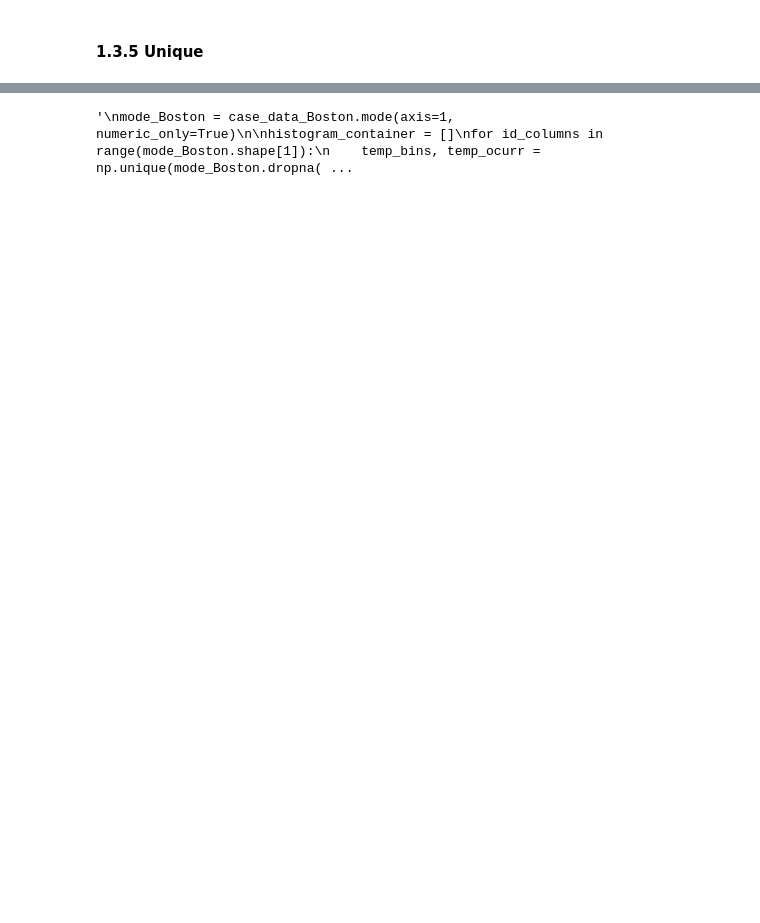
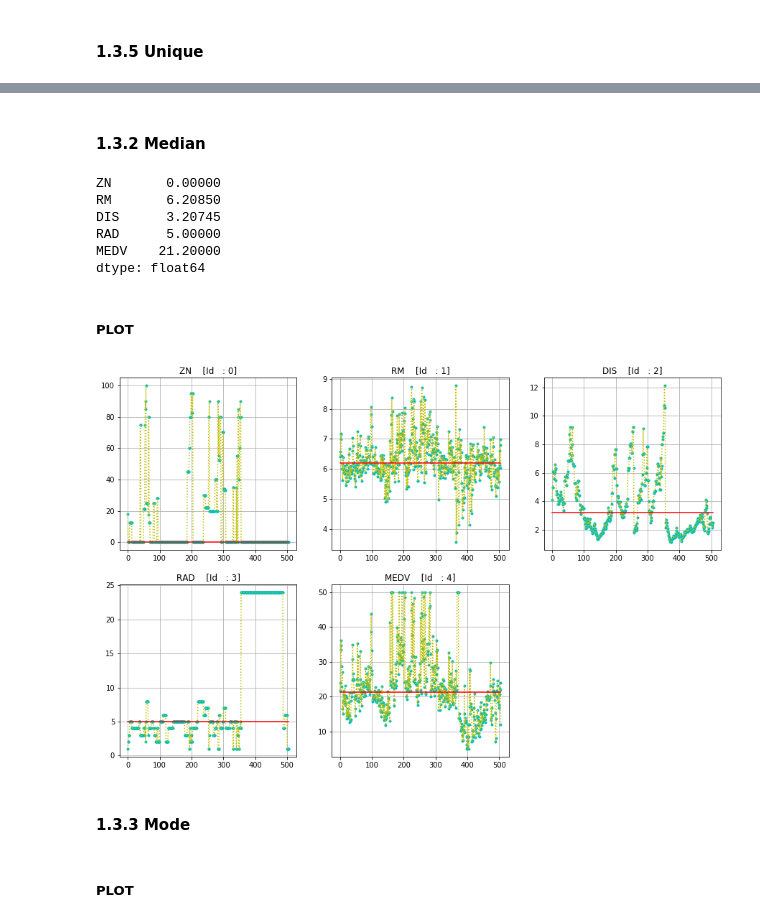
Before and after one commit to jahirmedinacs/datamining-p1, a Jupyter notebook: Practica1.ipynb, the cells around one changed output, grey strips where cells are left out. Saved outputs shown, nothing was run; the diff lists cells and outputs as text; code cells hidden in the pictures; blank space fills up the shorter version.

```diff
--- a/Practica1.ipynb
+++ b/Practica1.ipynb
@@ -233,0 +285,9 @@ dummy_DataFrame_plotter(case_data_Boston,
+# %%
+try :
+    boston_dataset = pd.read_csv("./boston/housing.data", sep="\t", header=None)
+    boston_dataset.columns = ["CRIM", "ZN", "INDUS", "CHAS", "NOX", "RM", "AGE", "DIS", "RAD", "TAX", "PTRATIO", "B", "LSTAT", "MEDV"]
+except:
+    print("ERROR, DATA NOT LOADED")
+else:
+    print("""DATA SUCCESSFULLY LOADED\n
+    \tRows\t:\t{:d}\t|\tColumns\t:\t{:d}""".format(boston_dataset.shape[0], boston_dataset.shape[1]))
@@ -233,0 +358,3 @@ dummy_DataFrame_plotter(case_data_Boston,
+# %%
+case_data_Boston = boston_dataset.iloc[:,[1, 5, 7, 8, 13]].copy()
+case_data_Boston.columns
@@ -234,6 +448,31 @@ dummy_DataFrame_plotter(case_data_Boston,
+# %% [markdown]
+#### 1.3.2 Median
+# %%
+median_Boston = case_data_Boston.median()
+print(median_Boston)
+# %% [output]
+ZN       0.00000
+RM       6.20850
+DIS      3.20745
+RAD      5.00000
+MEDV    21.20000
+dtype: float64
+# %% [markdown]
+##### PLOT
+# %%
+dummy_DataFrame_plotter(case_data_Boston,
+                        plot_size=(15,15),
+                        mixed_style=True,
+                        plot_style=['c.', 'y:'],
+                        grid=True,
+                        have_lines=True,
+                        constant_values=median_Boston.values).show()
+# %% [output]
+[figure, added]
+# %% [markdown]
+#### 1.3.3 Mode
 # %%
-"""
-mode_Boston = case_data_Boston.mode(axis=1, numeric_only=True)
+mode_Boston = case_data_Boston.mode(axis=1, numeric_only=True).copy()
 
 histogram_container = []
 for id_columns in range(mode_Boston.shape[1]):
@@ -241,10 +480,5 @@ for id_columns in range(mode_Boston.shape[1]):
                                               return_counts=True)
 
     histogram_container.append([copy(temp_ocurr), copy(temp_bins)])
-
-dummy_Histogram_plotter(histogram_container,
-                        grid_subplot=(5,1),
-                        ).show()
-"""
-# %% [output]
-'\nmode_Boston = case_data_Boston.mode(axis=1, numeric_only=True)\n\nhistogram_container = []\nfor id_columns in range(mode_Boston.shape[1]):\n    temp_bins, temp_ocurr = np.unique(mode_Boston.dropna( ...
+# %% [markdown]
+##### PLOT
```
Also changed, not shown: parts of 48 cells of this notebook, 9 other files.
